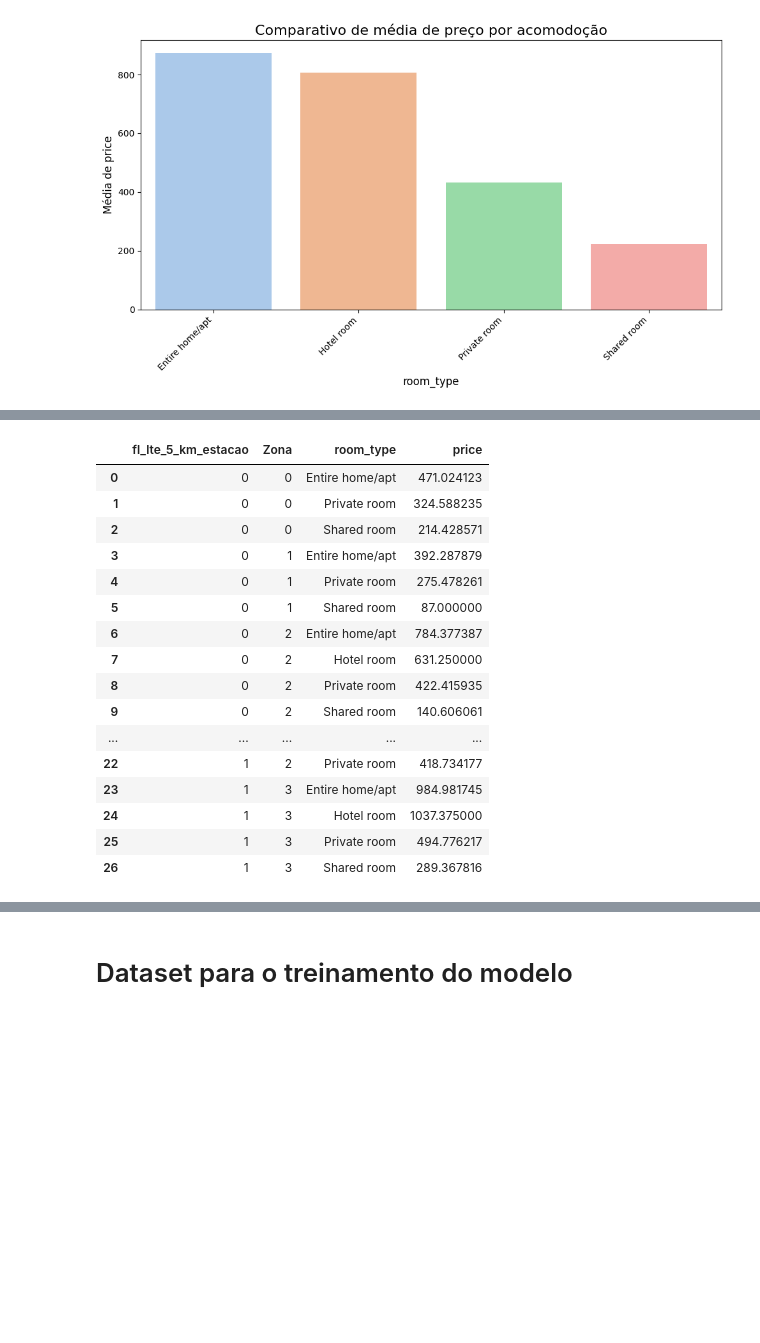
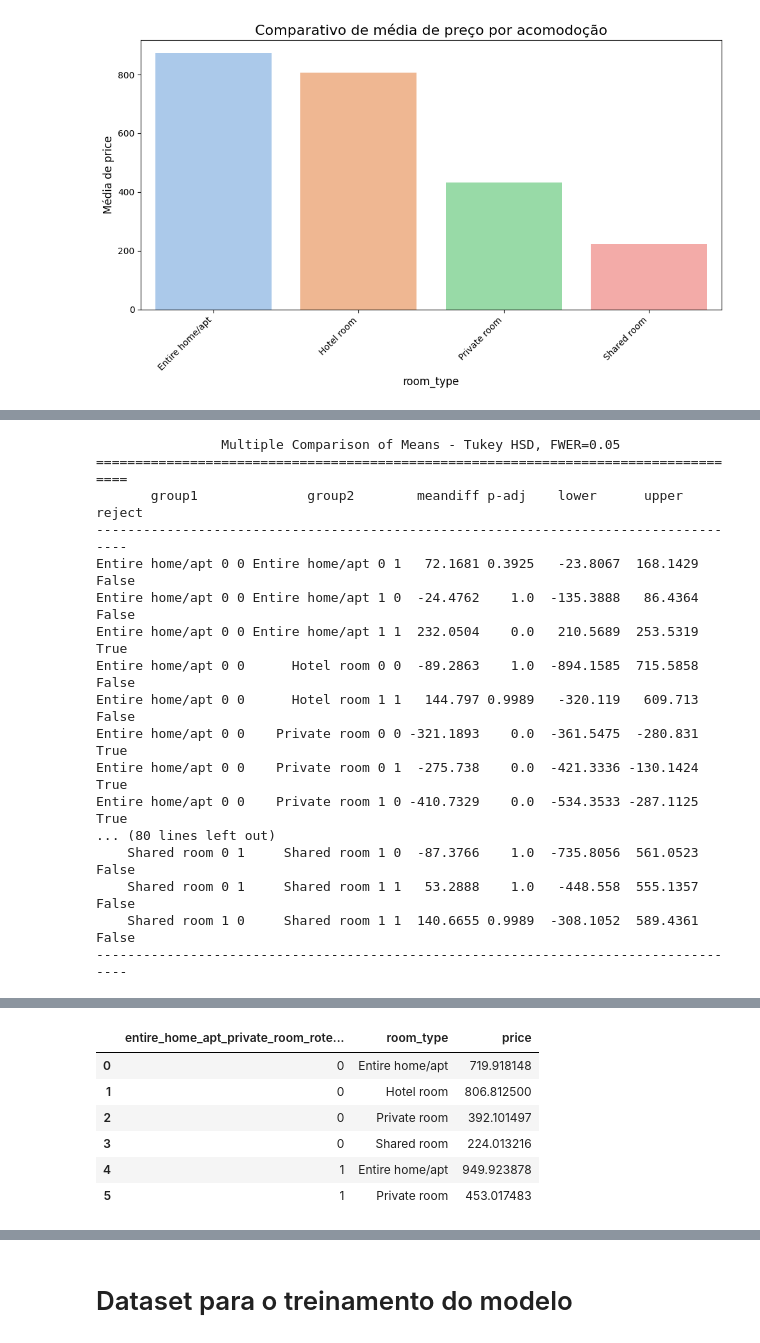
Before and after one commit to ederray/projetos_dnc, a Jupyter notebook: desafio5_data_wrangling/notebooks/eda.ipynb, the cells around one changed output, grey strips where cells are left out. Saved outputs shown, nothing was run; the diff lists cells and outputs as text; code cells hidden in the pictures; blank space fills up the shorter version.

```diff
--- a/desafio5_data_wrangling/notebooks/eda.ipynb
+++ b/desafio5_data_wrangling/notebooks/eda.ipynb
@@ -653,5 +628,5 @@ Eu mantive a coluna room_type para prosseguir com análises pelos nomes das cate
 Para realizar o tratamento na coluna, decidi criar uma coluna room_type_encoded que receberá o processo.
 # %%
 # transformação das features categóricas do dataset
-tbl_anuncios['room_type_encoded'] = tbl_anuncios['room_type'].astype('category').cat.codes
-tbl_anuncios['Zona'] = tbl_anuncios['Zona'].astype('category').cat.codes
+tbl_anuncios_eda['room_type_encoded'] = tbl_anuncios_eda['room_type'].astype('category').cat.codes
+tbl_anuncios_eda['Zona'] = tbl_anuncios_eda['Zona'].astype('category').cat.codes
@@ -918,4 +876,37 @@ Residual             32689.0  7.211363e+09  2.206052e+05          NaN
+# %%
+# concatenação de todas as combinações entre as features
+tbl_anuncios['room_type_mobilidade_turistica'] = tbl_anuncios['room_type'] + ' ' + tbl_anuncios['fl_lte_5_km_estacao'].astype(str) + ' '+tbl_anuncios['fl_lte_5_km_pontos_turisticos'].astype(str)
+# %%
+# teste tukey para identificar padrões entre as combinações de categorias
+teste_tukey(df=tbl_anuncios, coluna_grupo= 'room_type_mobilidade_turistica',target='price')
+# %% [output]
+                Multiple Comparison of Means - Tukey HSD, FWER=0.05
+====================================================================================
+       group1              group2        meandiff p-adj    lower      upper   reject
+------------------------------------------------------------------------------------
+Entire home/apt 0 0 Entire home/apt 0 1   72.1681 0.3925   -23.8067  168.1429  False
+Entire home/apt 0 0 Entire home/apt 1 0  -24.4762    1.0  -135.3888   86.4364  False
+Entire home/apt 0 0 Entire home/apt 1 1  232.0504    0.0   210.5689  253.5319   True
+Entire home/apt 0 0      Hotel room 0 0  -89.2863    1.0  -894.1585  715.5858  False
+Entire home/apt 0 0      Hotel room 1 1   144.797 0.9989   -320.119   609.713  False
+Entire home/apt 0 0    Private room 0 0 -321.1893    0.0  -361.5475  -280.831   True
+Entire home/apt 0 0    Private room 0 1  -275.738    0.0  -421.3336 -130.1424   True
+Entire home/apt 0 0    Private room 1 0 -410.7329    0.0  -534.3533 -287.1125   True
+... (80 lines left out)
+    Shared room 0 1     Shared room 1 0  -87.3766    1.0  -735.8056  561.0523  False
+    Shared room 0 1     Shared room 1 1   53.2888    1.0   -448.558  555.1357  False
+    Shared room 1 0     Shared room 1 1  140.6655 0.9989  -308.1052  589.4361  False
+------------------------------------------------------------------------------------
+# %%
+# feature resultante da identificação de padrão
+tbl_anuncios['entire_home_apt_private_room_roteiro_turistico'] = np.where(
+    (tbl_anuncios['room_type'].isin(['Entire home/apt', 'Private room'])) &
+    (tbl_anuncios['fl_lte_5_km_pontos_turisticos'] == 1),
+    1,
+    0
+)
 # %%
-media_tipo_acomodacao_proximo_estacao = agrupar_dados(df=tbl_anuncios, cols_agrup=['fl_lte_5_km_estacao','Zona', 'room_type'], cols_filter=['price'], agr='mean').reset_index()
-media_tipo_acomodacao_proximo_estacao
+# agrupamento dos dados pela feature criada
+media_tipo_acomodacao_roteiro_turistico = agrupar_dados(df=tbl_anuncios, cols_agrup=['entire_home_apt_private_room_roteiro_turistico', 'room_type'], cols_filter=['price'], agr='mean').reset_index()
+media_tipo_acomodacao_roteiro_turistico
 # %% [output]
@@ -923,17 +914,7 @@ media_tipo_acomodacao_proximo_estacao
-|  | fl_lte_5_km_estacao | Zona | room_type | price |
-| 0 | 0 | 0 | Entire home/apt | 471.024123 |
-| 1 | 0 | 0 | Private room | 324.588235 |
-| 2 | 0 | 0 | Shared room | 214.428571 |
-| 3 | 0 | 1 | Entire home/apt | 392.287879 |
-| 4 | 0 | 1 | Private room | 275.478261 |
-| 5 | 0 | 1 | Shared room | 87.000000 |
-| 6 | 0 | 2 | Entire home/apt | 784.377387 |
-| 7 | 0 | 2 | Hotel room | 631.250000 |
-| 8 | 0 | 2 | Private room | 422.415935 |
-| 9 | 0 | 2 | Shared room | 140.606061 |
-| ... | ... | ... | ... | ... |
-| 22 | 1 | 2 | Private room | 418.734177 |
-| 23 | 1 | 3 | Entire home/apt | 984.981745 |
-| 24 | 1 | 3 | Hotel room | 1037.375000 |
-| 25 | 1 | 3 | Private room | 494.776217 |
-| 26 | 1 | 3 | Shared room | 289.367816 |
+|  | entire_home_apt_private_room_rote... | room_type | price |
+| 0 | 0 | Entire home/apt | 719.918148 |
+| 1 | 0 | Hotel room | 806.812500 |
+| 2 | 0 | Private room | 392.101497 |
+| 3 | 0 | Shared room | 224.013216 |
+| 4 | 1 | Entire home/apt | 949.923878 |
+| 5 | 1 | Private room | 453.017483 |
```
Also changed, not shown: parts of 137 cells of this notebook, 19 other files.
